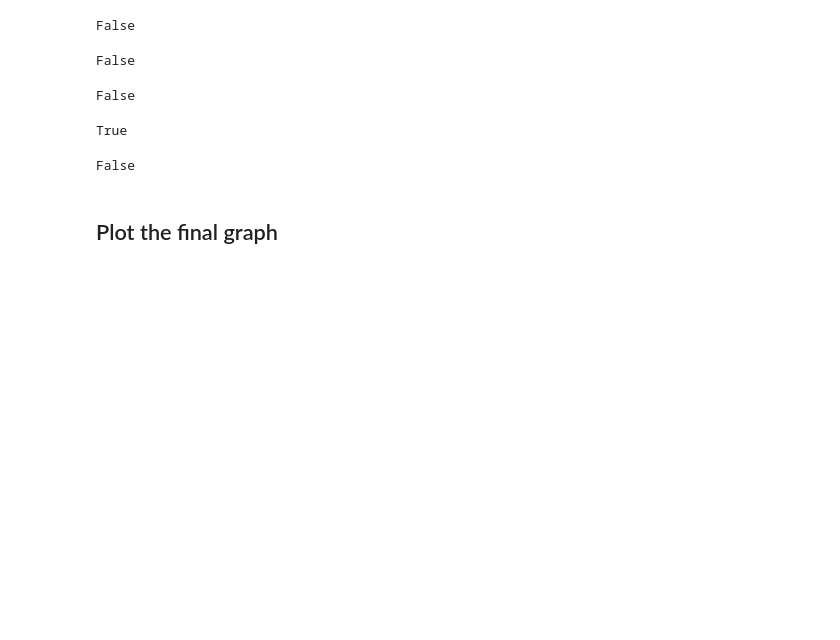
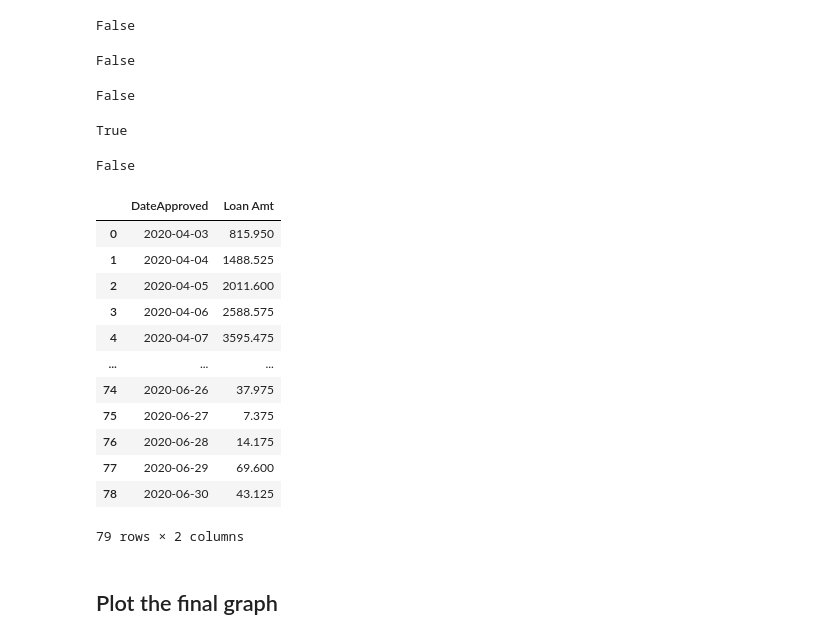
Before and after one commit to showandgo/Paycheck-Protection-Prog--PPP--Loan-Analysis, a Jupyter notebook: PPP Analysis.ipynb, the cells around one changed output. Drawn from its saved outputs; the diff is of its cells as text; code cells hidden in the pictures; blank space fills up the shorter version.

```diff
--- a/PPP Analysis.ipynb
+++ b/PPP Analysis.ipynb
@@ -177,6 +163,22 @@ any(other_ind['Loan Amt']== 0)
 False
 # %%
 other_ind['DateApproved'] = pd.to_datetime(other_ind['DateApproved'])
+# %%
+manu
+# %% [output]
+|  | DateApproved | Loan Amt |
+| 0 | 2020-04-03 | 815.950 |
+| 1 | 2020-04-04 | 1488.525 |
+| 2 | 2020-04-05 | 2011.600 |
+| 3 | 2020-04-06 | 2588.575 |
+| 4 | 2020-04-07 | 3595.475 |
+| ... | ... | ... |
+| 74 | 2020-06-26 | 37.975 |
+| 75 | 2020-06-27 | 7.375 |
+| 76 | 2020-06-28 | 14.175 |
+| 77 | 2020-06-29 | 69.600 |
+| 78 | 2020-06-30 | 43.125 |
+79 rows × 2 columns
 # %% [markdown]
 ## Plot the final graph
 # %%
```
Also changed, not shown: parts of 3 cells of this notebook.
